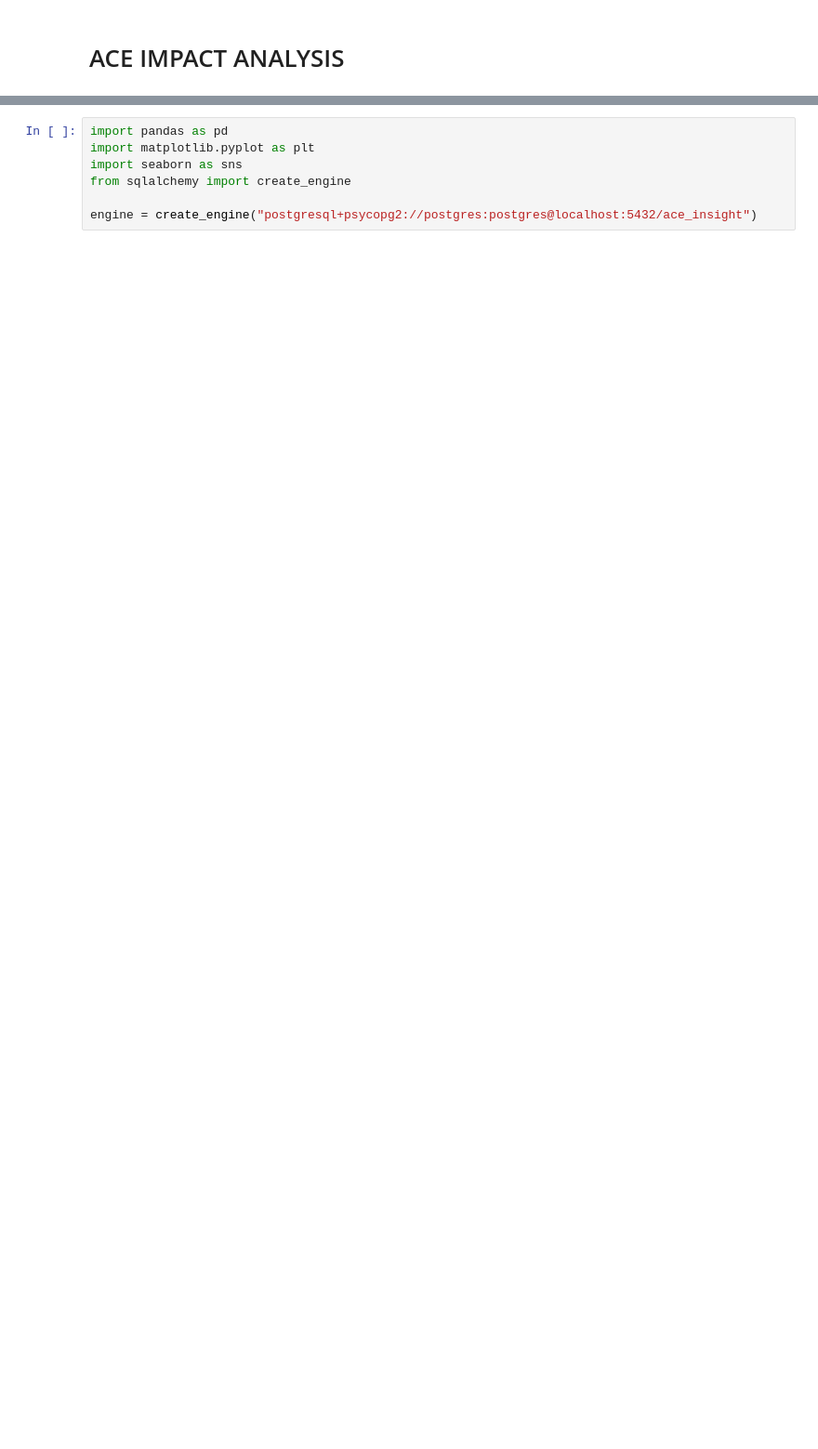
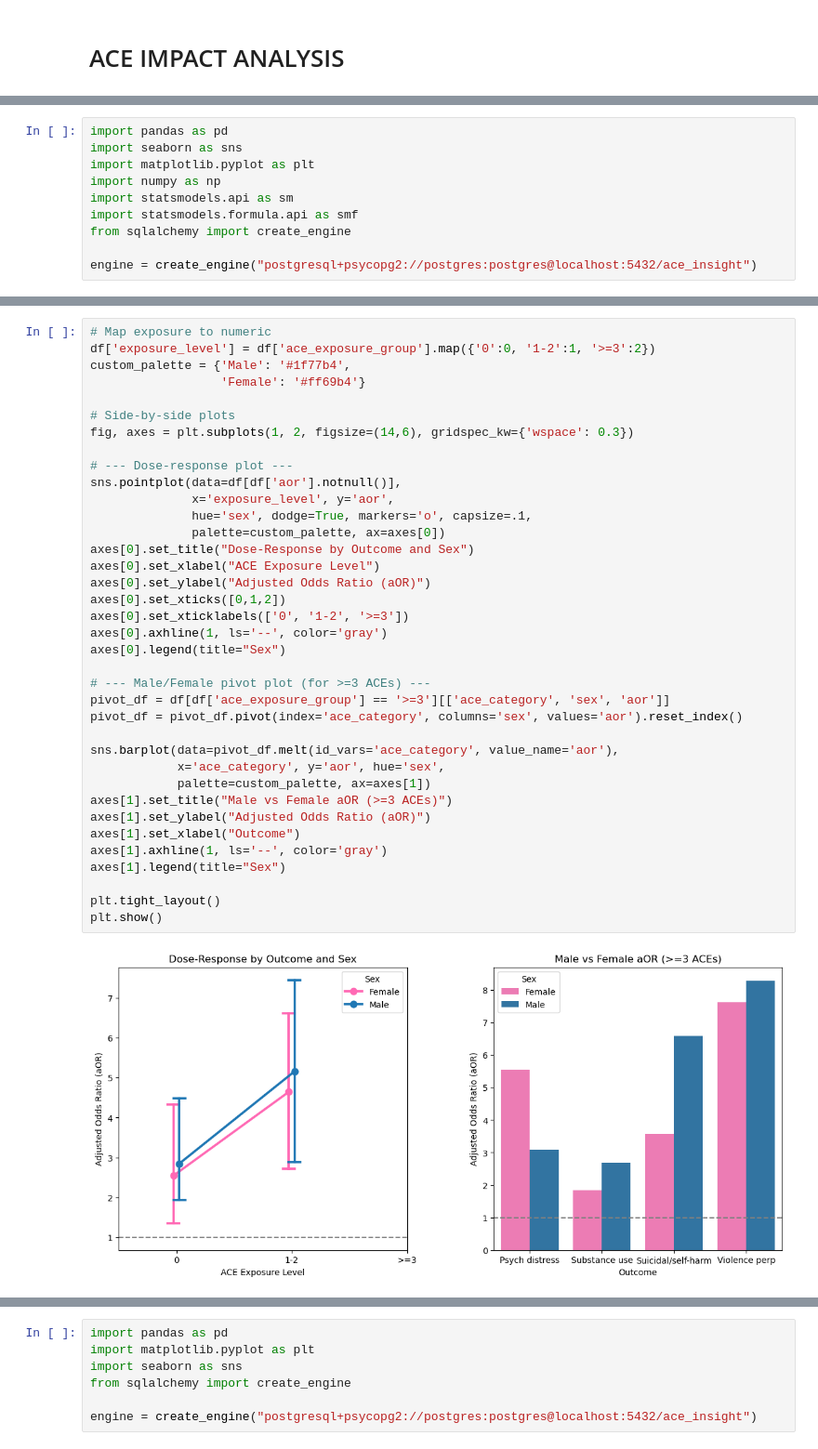
Before and after one commit to Nash-254/ACE-Insight, a Jupyter notebook: notebooks/ACE_Impact_notebook.ipynb, the cells around one changed output, grey strips where cells are left out. Shown at 93% size. Saved outputs shown, nothing was run; the diff lists cells and outputs as text; blank space fills up the shorter version.

```diff
--- a/notebooks/ACE_Impact_notebook.ipynb
+++ b/notebooks/ACE_Impact_notebook.ipynb
@@ -2,0 +5,10 @@
+# %%
+import pandas as pd
+import seaborn as sns
+import matplotlib.pyplot as plt
+import numpy as np
+import statsmodels.api as sm
+import statsmodels.formula.api as smf
+from sqlalchemy import create_engine
+
+engine = create_engine("postgresql+psycopg2://postgres:postgres@localhost:5432/ace_insight")
@@ -2,0 +61,39 @@
+# %%
+# Map exposure to numeric
+df['exposure_level'] = df['ace_exposure_group'].map({'0':0, '1-2':1, '>=3':2})
+custom_palette = {'Male': '#1f77b4',
+                  'Female': '#ff69b4'}
+
+# Side-by-side plots
+fig, axes = plt.subplots(1, 2, figsize=(14,6), gridspec_kw={'wspace': 0.3})
+
+# --- Dose-response plot ---
+sns.pointplot(data=df[df['aor'].notnull()],
+              x='exposure_level', y='aor',
+              hue='sex', dodge=True, markers='o', capsize=.1,
+              palette=custom_palette, ax=axes[0])
+axes[0].set_title("Dose-Response by Outcome and Sex")
+axes[0].set_xlabel("ACE Exposure Level")
+axes[0].set_ylabel("Adjusted Odds Ratio (aOR)")
+axes[0].set_xticks([0,1,2])
+axes[0].set_xticklabels(['0', '1-2', '>=3'])
+axes[0].axhline(1, ls='--', color='gray')
+axes[0].legend(title="Sex")
+
+# --- Male/Female pivot plot (for >=3 ACEs) ---
+pivot_df = df[df['ace_exposure_group'] == '>=3'][['ace_category', 'sex', 'aor']]
+pivot_df = pivot_df.pivot(index='ace_category', columns='sex', values='aor').reset_index()
+
+sns.barplot(data=pivot_df.melt(id_vars='ace_category', value_name='aor'),
+            x='ace_category', y='aor', hue='sex',
+            palette=custom_palette, ax=axes[1])
+axes[1].set_title("Male vs Female aOR (>=3 ACEs)")
+axes[1].set_ylabel("Adjusted Odds Ratio (aOR)")
+axes[1].set_xlabel("Outcome")
+axes[1].axhline(1, ls='--', color='gray')
+axes[1].legend(title="Sex")
+
+plt.tight_layout()
+plt.show()
+# %% [output]
+[figure, added]
```
Also changed, not shown: parts of 16 cells of this notebook, 4 other files.
